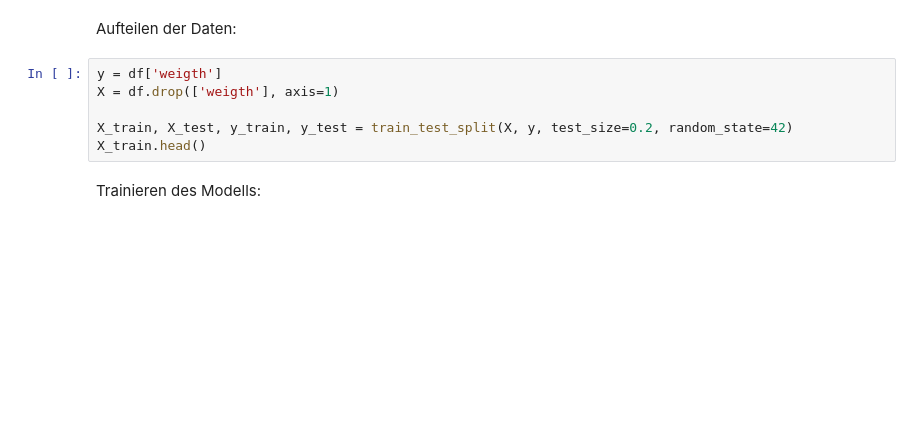
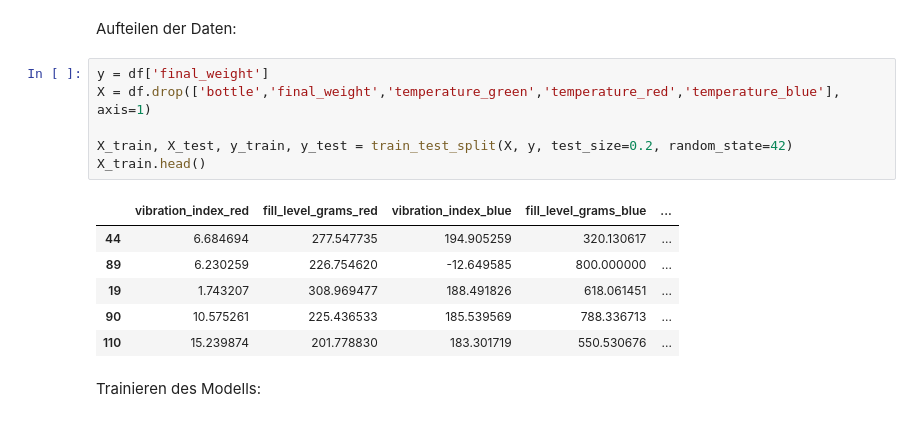
Before and after one commit to oubi-aed/AUT_IOT, a Jupyter notebook: Regressionsmodell.ipynb, the cells around one changed output. Saved outputs shown, nothing was run; the diff lists cells and outputs as text; blank space fills up the shorter version.

```diff
--- a/Regressionsmodell.ipynb
+++ b/Regressionsmodell.ipynb
@@ -37,11 +40,18 @@ sns.pairplot(df)
 # %% [markdown]
 Aufteilen der Daten:
 # %%
-y = df['weigth']
-X = df.drop(['weigth'], axis=1)
+y = df['final_weight']
+X = df.drop(['bottle','final_weight','temperature_green','temperature_red','temperature_blue'], axis=1)
 
 X_train, X_test, y_train, y_test = train_test_split(X, y, test_size=0.2, random_state=42)
 X_train.head()
+# %% [output]
+|  | vibration_index_red | fill_level_grams_red | vibration_index_blue | fill_level_grams_blue | ... |
+| 44 | 6.684694 | 277.547735 | 194.905259 | 320.130617 | ... |
+| 89 | 6.230259 | 226.754620 | -12.649585 | 800.000000 | ... |
+| 19 | 1.743207 | 308.969477 | 188.491826 | 618.061451 | ... |
+| 90 | 10.575261 | 225.436533 | 185.539569 | 788.336713 | ... |
+| 110 | 15.239874 | 201.778830 | 183.301719 | 550.530676 | ... |
 # %% [markdown]
 Trainieren des Modells:
 # %%
```
Also changed, not shown: parts of 10 cells of this notebook, 2 other files.
